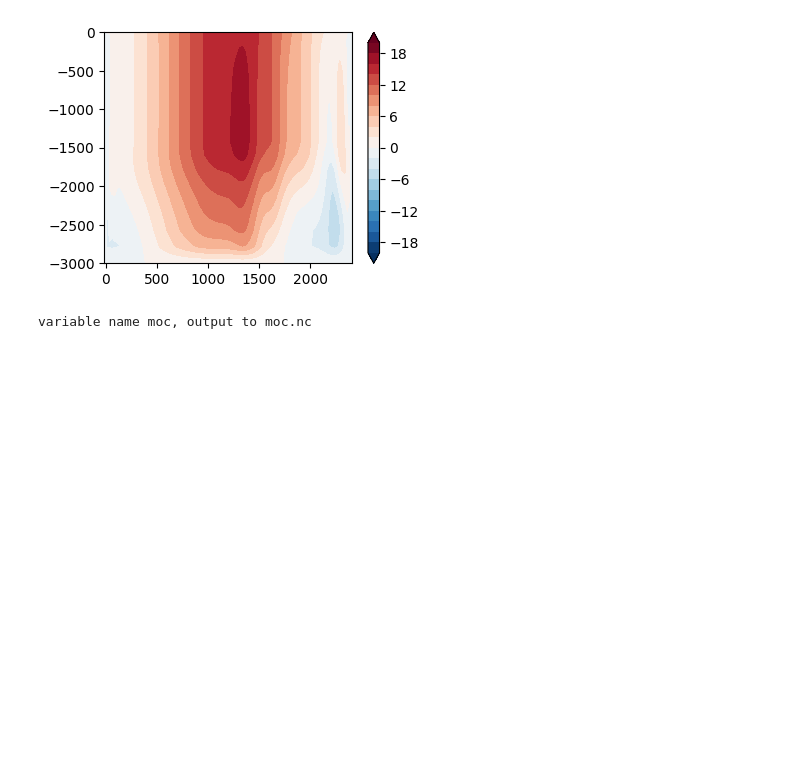
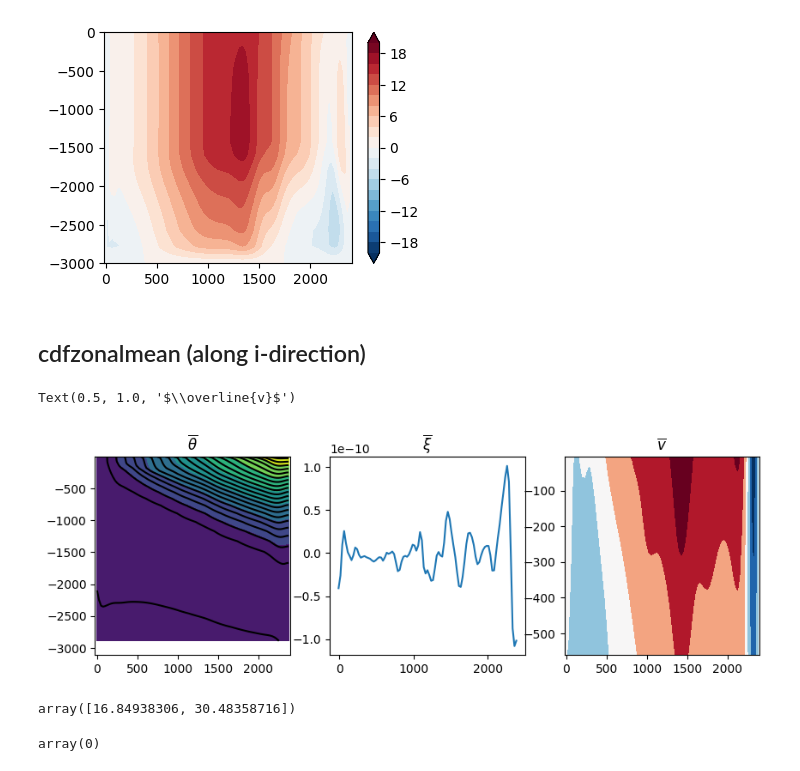
Before and after one commit to julianmak/pyCDFTOOLS, a Jupyter notebook: brainfart_logs/test_package_load.ipynb, the cells around one changed output. Cells and saved outputs as stored; diff of their text form; code cells hidden in the pictures; blank space fills up the shorter version.

Commit message:
cdfzonalmean

```diff
--- a/brainfart_logs/test_package_load.ipynb
+++ b/brainfart_logs/test_package_load.ipynb
@@ -27,6 +27,7 @@ domcfg = xn.open_domain_cfg(base_dir)
 ds = xn.open_nemo_and_domain_cfg(
     domcfg_files=base_dir,
     nemo_files=[data_dir + "UNAGI_10y_08010101_08101230_grid_T.nc",
+                data_dir + "UNAGI_10y_08010101_08101230_grid_U.nc",
                 data_dir + "UNAGI_10y_08010101_08101230_grid_V.nc"]
 )
 
@@ -103,7 +106,34 @@ plt.colorbar(cs)
 # %% [output]
 <matplotlib.colorbar.Colorbar at 0x...>
 [figure]
-# %%
-in_out.save_netcdf(moc)
-# %% [output]
-variable name moc, output to moc.nc
+# %% [markdown]
+## cdfzonalmean (along i-direction)
+# %%
+# reload(analysis)
+
+fig, axs = plt.subplots(1, 3, figsize=(10, 3))
+
+dum = analysis.cdfzonalmean(grid, ds, ds.toce, **bd)
+axs[0].contourf(dum.gphit, -dum.gdept_1d, dum.isel(t=0))
+axs[0].contour(dum.gphit, -dum.gdept_1d, dum.isel(t=0), 20, colors='k', linestyle='--')
+axs[0].set_title(r"$\overline{\theta}$")
+
+dum = analysis.cdfzonalmean(grid, ds, xi, **bd)
+axs[1].plot(dum.gphif, dum)
+axs[1].set_title(r"$\overline{\xi}$")
+
+dum = analysis.cdfzonalmean(grid, ds, ds.uoce[:, 0:15, :, :], **bd)
+axs[2].contourf(dum.gphiu, -dum.gdept_1d, dum.isel(t=0), cmap="RdBu_r", extend="both")
+axs[2].set_title(r"$\overline{v}$")
+# %% [output]
+Text(0.5, 1.0, '$\\overline{v}$')
+[figure, added]
+# %%
+dum.gdept_1d.values
+# %% [output]
+array([16.84938306, 30.48358716])
+# %%
+mask = ds.fmask[
+da.z_c.values
+# %% [output]
+array(0)
```
Also changed, not shown: parts of 5 cells of this notebook, 1 other file.
